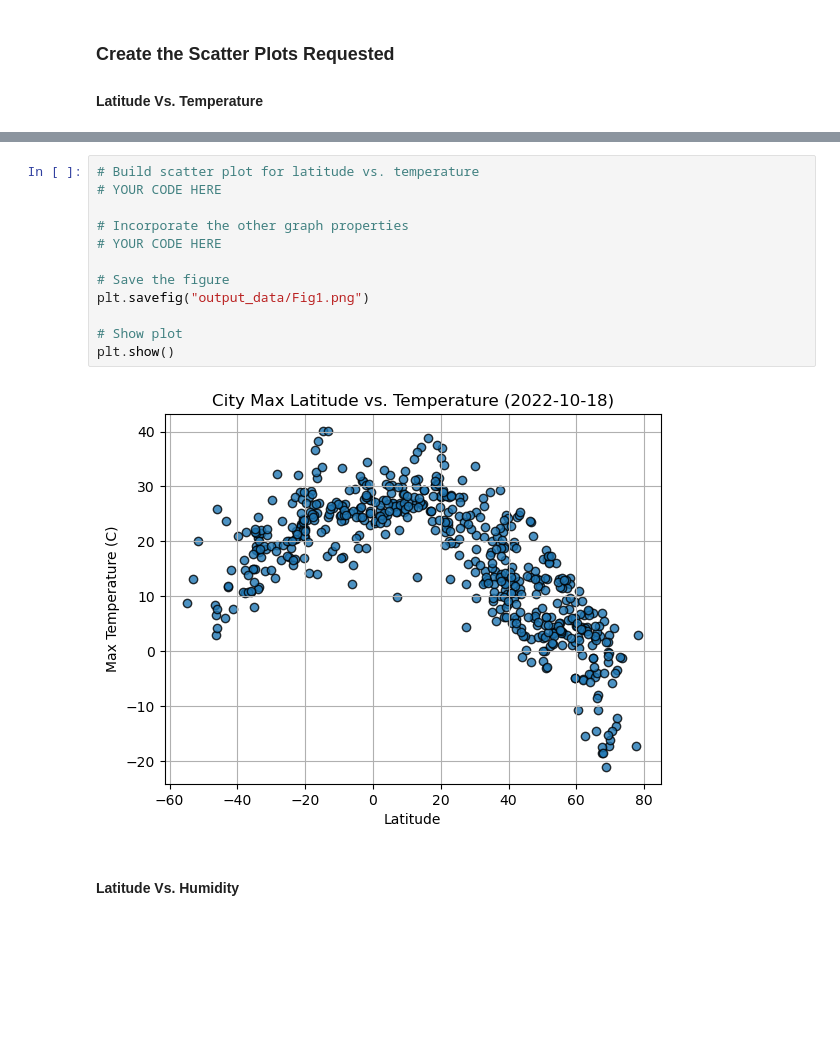
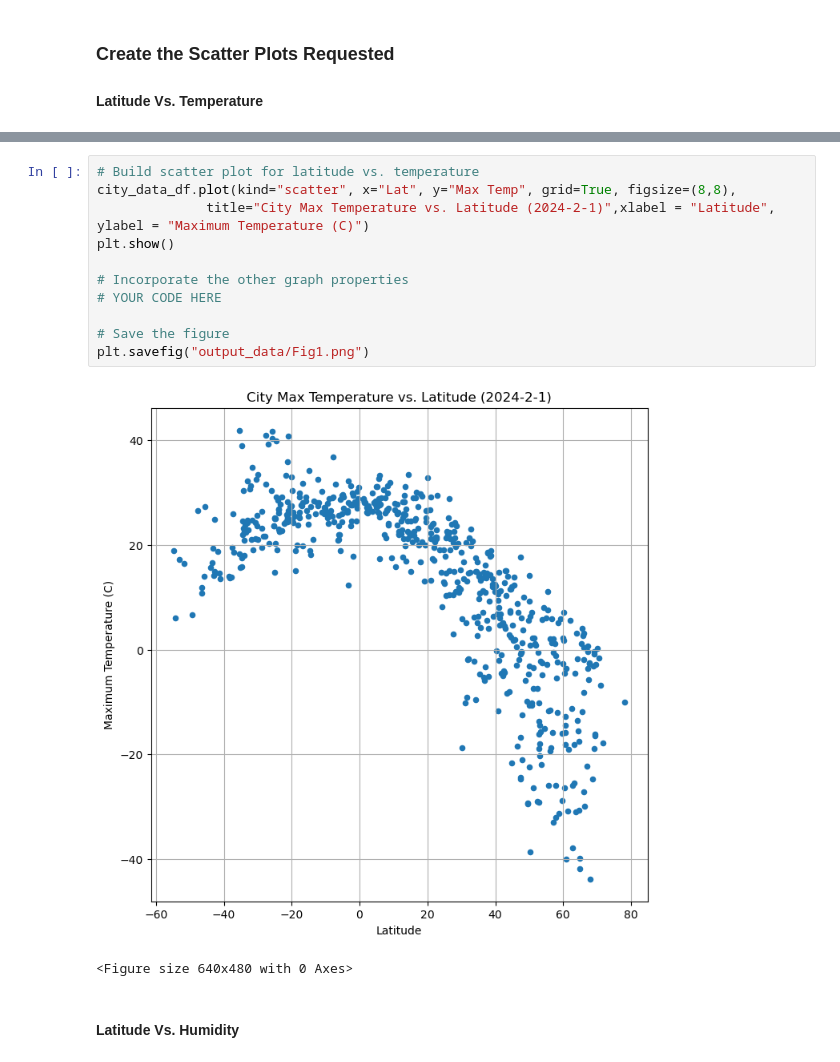
Before and after one commit to BlufferMK/python-api-challenge, a Jupyter notebook: WeatherPy.ipynb, the cells around one changed output, grey strips where cells are left out. Cells and saved outputs as stored; diff of their text form; blank space fills up the shorter version.

```diff
--- a/WeatherPy.ipynb
+++ b/WeatherPy.ipynb
@@ -251,16 +236,16 @@ city_data_df.head()
 # %%
 # Build scatter plot for latitude vs. temperature
-# YOUR CODE HERE
+city_data_df.plot(kind="scatter", x="Lat", y="Max Temp", grid=True, figsize=(8,8),
+              title="City Max Temperature vs. Latitude (2024-2-1)",xlabel = "Latitude", ylabel = "Maximum Temperature (C)")
+plt.show()
 
 # Incorporate the other graph properties
 # YOUR CODE HERE
 
 # Save the figure
 plt.savefig("output_data/Fig1.png")
-
-# Show plot
-plt.show()
 # %% [output]
-[figure, old version]
+[figure, new version]
+<Figure size 640x480 with 0 Axes>
 # %% [markdown]
 #### Latitude Vs. Humidity
```
Also changed, not shown: parts of 42 cells of this notebook, 5 other files.
